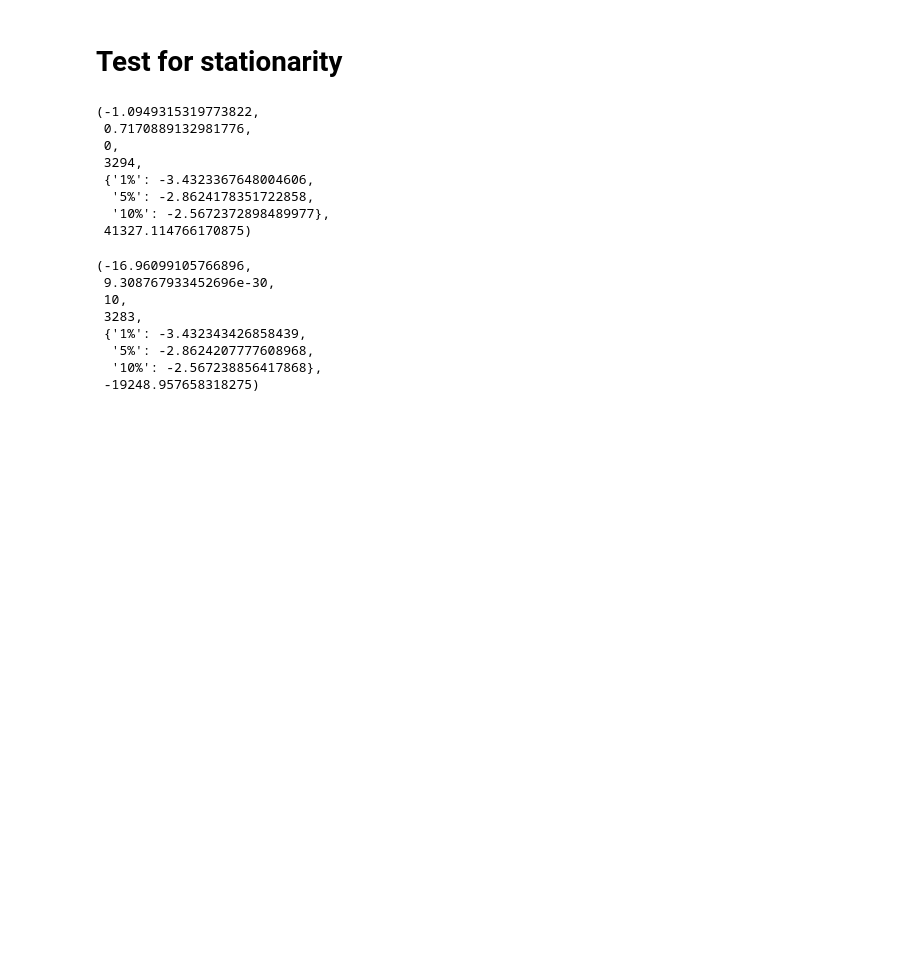
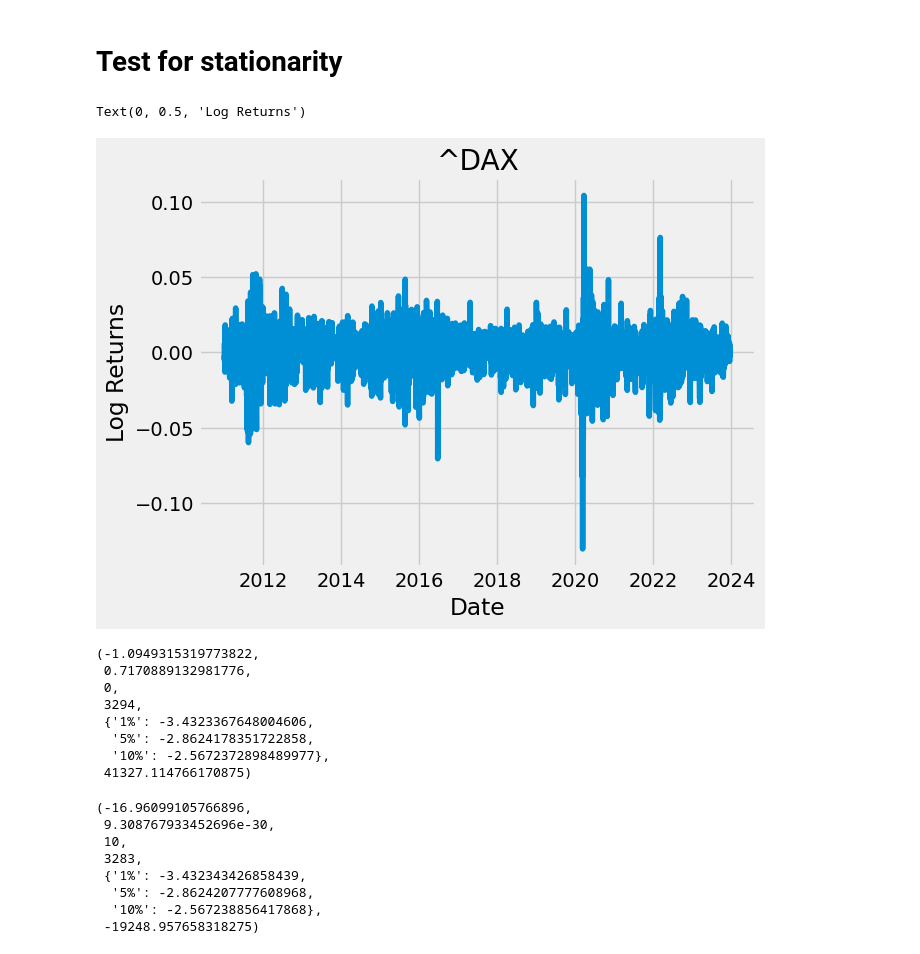
Before and after one commit to dru10/stock-help, a Jupyter notebook: notebooks/get_dataset.ipynb, the cells around one changed output. Drawn from its saved outputs; the diff is of its cells as text; code cells hidden in the pictures; blank space fills up the shorter version.

Commit message:
plot log returns

```diff
--- a/notebooks/get_dataset.ipynb
+++ b/notebooks/get_dataset.ipynb
@@ -102,6 +102,15 @@ Close    0.012648
 dtype: float64
 # %% [markdown]
 # Test for stationarity
+# %%
+plt.figure()
+plt.plot(log_rets.index, log_rets)
+plt.title(symbol)
+plt.xlabel('Date')
+plt.ylabel('Log Returns')
+# %% [output]
+Text(0, 0.5, 'Log Returns')
+[figure, added]
 # %%
 adfuller(df)
 # %% [output]
```
Also changed, not shown: parts of 6 cells of this notebook.
